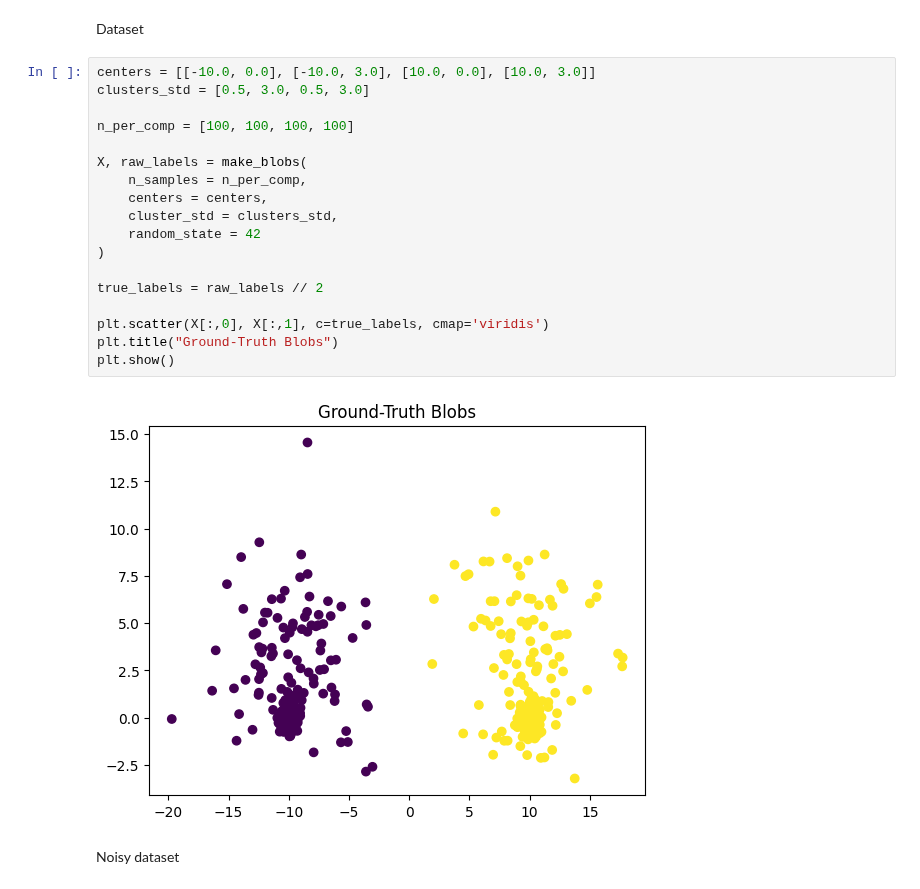
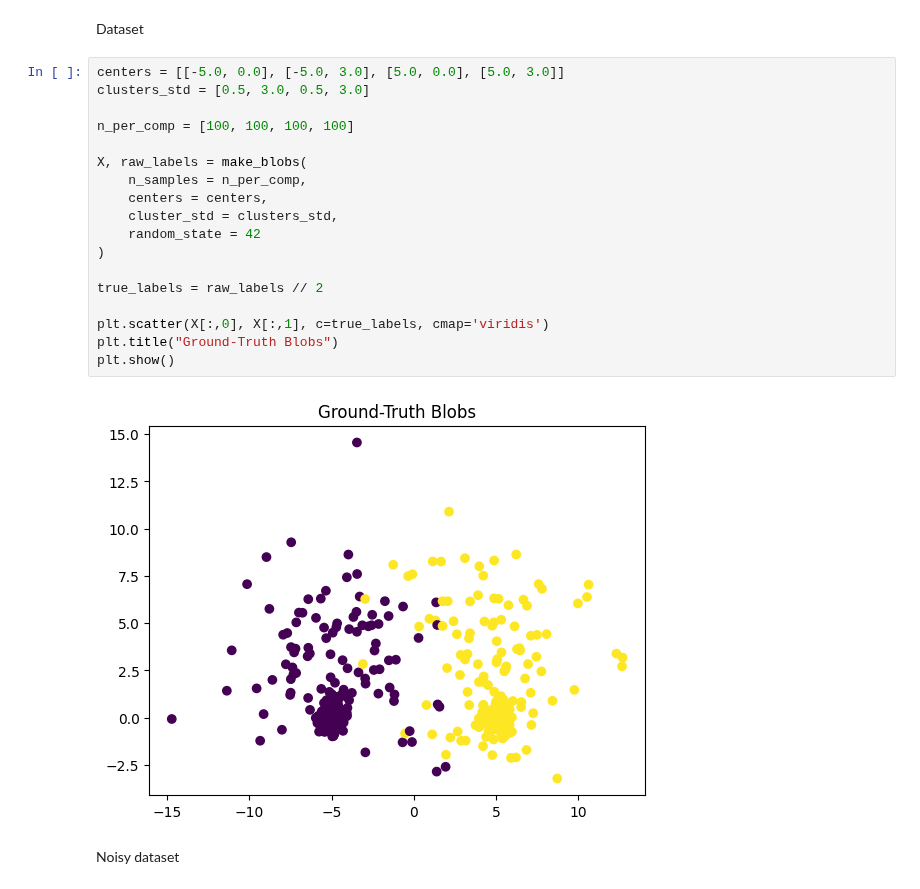
Before and after one commit to RobinB1lo/New-HDBSCAN, a Jupyter notebook: trials/deconvolutionKDE.ipynb, the cells around one changed output. Drawn from its saved outputs; the diff is of its cells as text.

```diff
--- a/trials/deconvolutionKDE.ipynb
+++ b/trials/deconvolutionKDE.ipynb
@@ -17,25 +17,25 @@ import scipy
 # %% [markdown]
 Dataset
 # %%
-centers = [[-10.0, 0.0], [-10.0, 3.0], [10.0, 0.0], [10.0, 3.0]]
+centers = [[-5.0, 0.0], [-5.0, 3.0], [5.0, 0.0], [5.0, 3.0]]
 clusters_std = [0.5, 3.0, 0.5, 3.0]
 
 n_per_comp = [100, 100, 100, 100]
 
 X, raw_labels = make_blobs(
     n_samples = n_per_comp,
     centers = centers,
     cluster_std = clusters_std,
     random_state = 42
 )
 
 true_labels = raw_labels // 2
 
 plt.scatter(X[:,0], X[:,1], c=true_labels, cmap='viridis')
 plt.title("Ground-Truth Blobs")
 plt.show()
 # %% [output]
-[figure, old version]
+[figure, new version]
 # %% [markdown]
 Noisy dataset
 # %%
```
Also changed, not shown: parts of 12 cells of this notebook, 2 other files.
